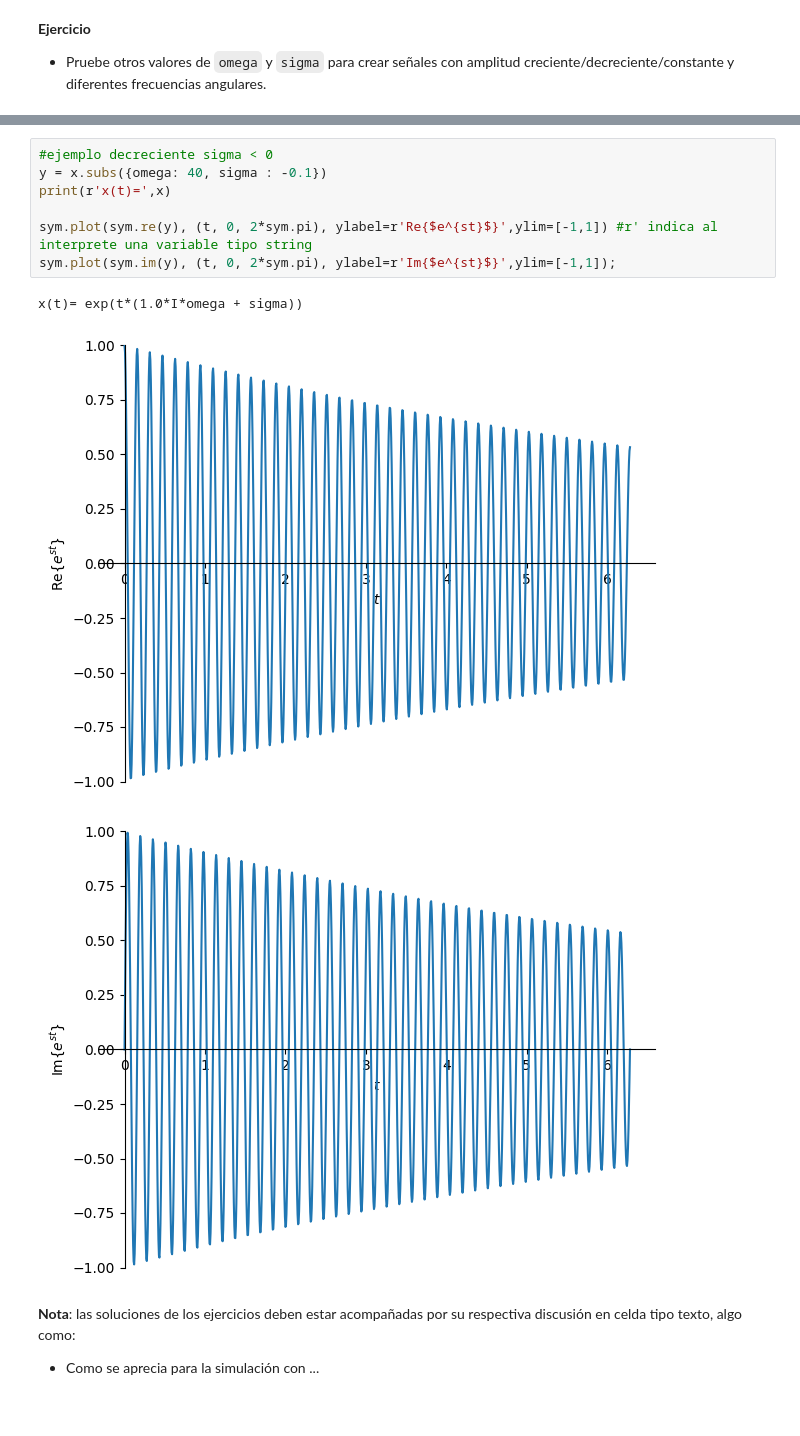
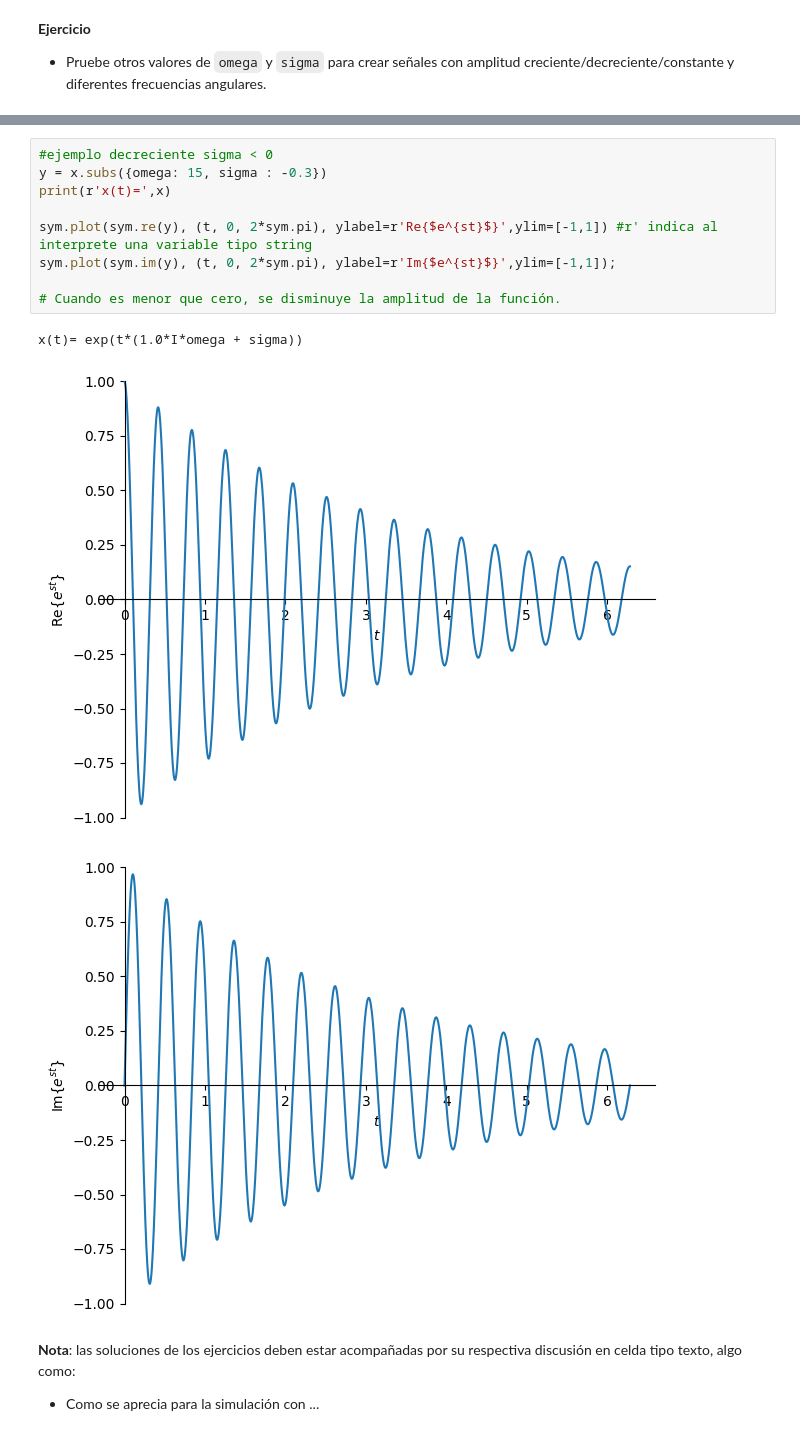
Before and after one commit to Jleytong/Se-alesySistemas, a Jupyter notebook: Cuaderno2.ipynb, the cells around one changed output, grey strips where cells are left out. Drawn from its saved outputs; the diff is of its cells as text.

```diff
--- a/Cuaderno2.ipynb
+++ b/Cuaderno2.ipynb
@@ -95,14 +99,16 @@ x(t)= exp(t*(1.0*I*omega + sigma))
 # %%
 #ejemplo decreciente sigma < 0
-y = x.subs({omega: 40, sigma : -0.1})
+y = x.subs({omega: 15, sigma : -0.3})
 print(r'x(t)=',x)
 
 sym.plot(sym.re(y), (t, 0, 2*sym.pi), ylabel=r'Re{$e^{st}$}',ylim=[-1,1]) #r' indica al interprete una variable tipo string
 sym.plot(sym.im(y), (t, 0, 2*sym.pi), ylabel=r'Im{$e^{st}$}',ylim=[-1,1]);
+
+# Cuando es menor que cero, se disminuye la amplitud de la función.
 # %% [output]
 x(t)= exp(t*(1.0*I*omega + sigma))
-[figure, old version]
+[figure, new version]
-[figure, old version]
+[figure, new version]
 # %% [markdown]
 **Nota**: las soluciones de los ejercicios deben estar acompañadas por su respectiva discusión en celda tipo texto, algo como:
 
```
Also changed, not shown: parts of 3 cells of this notebook.
